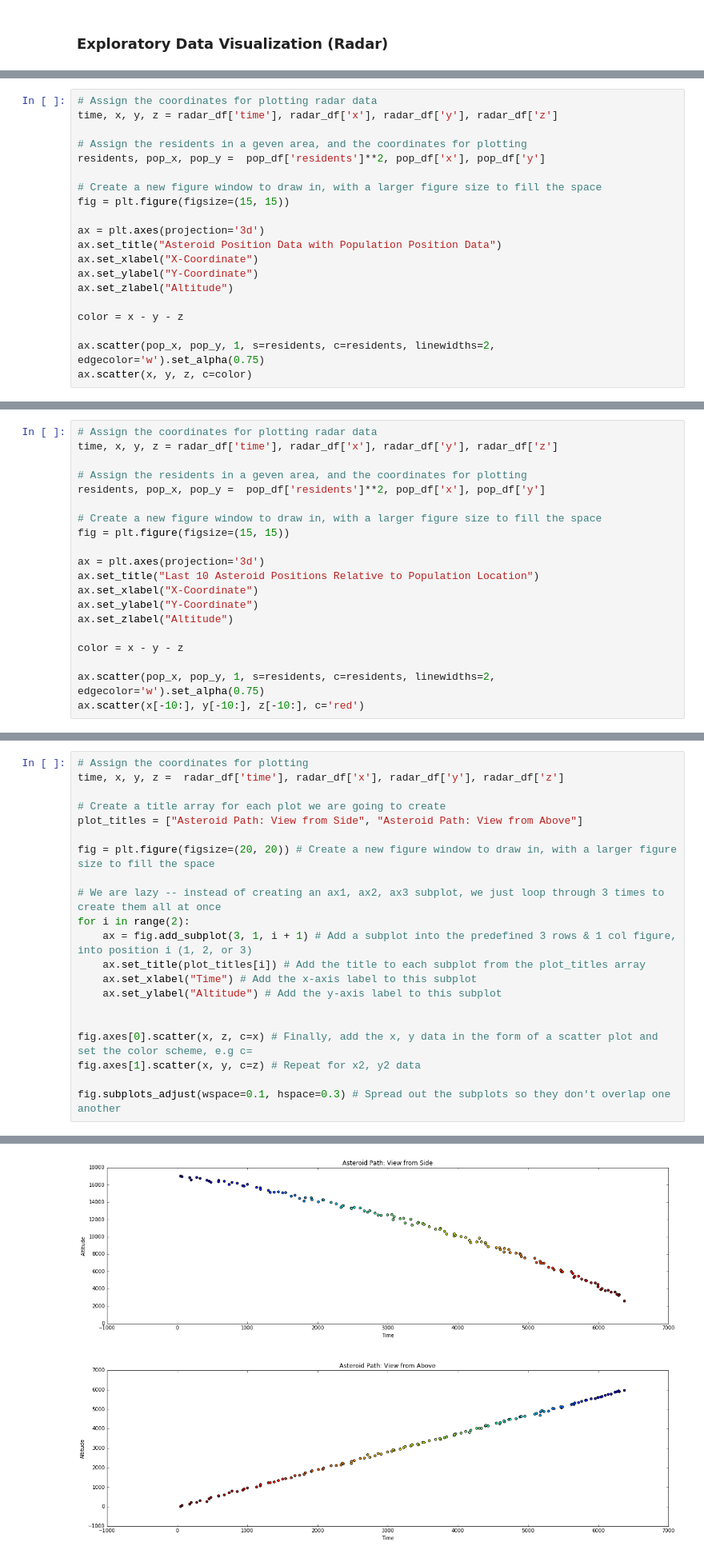
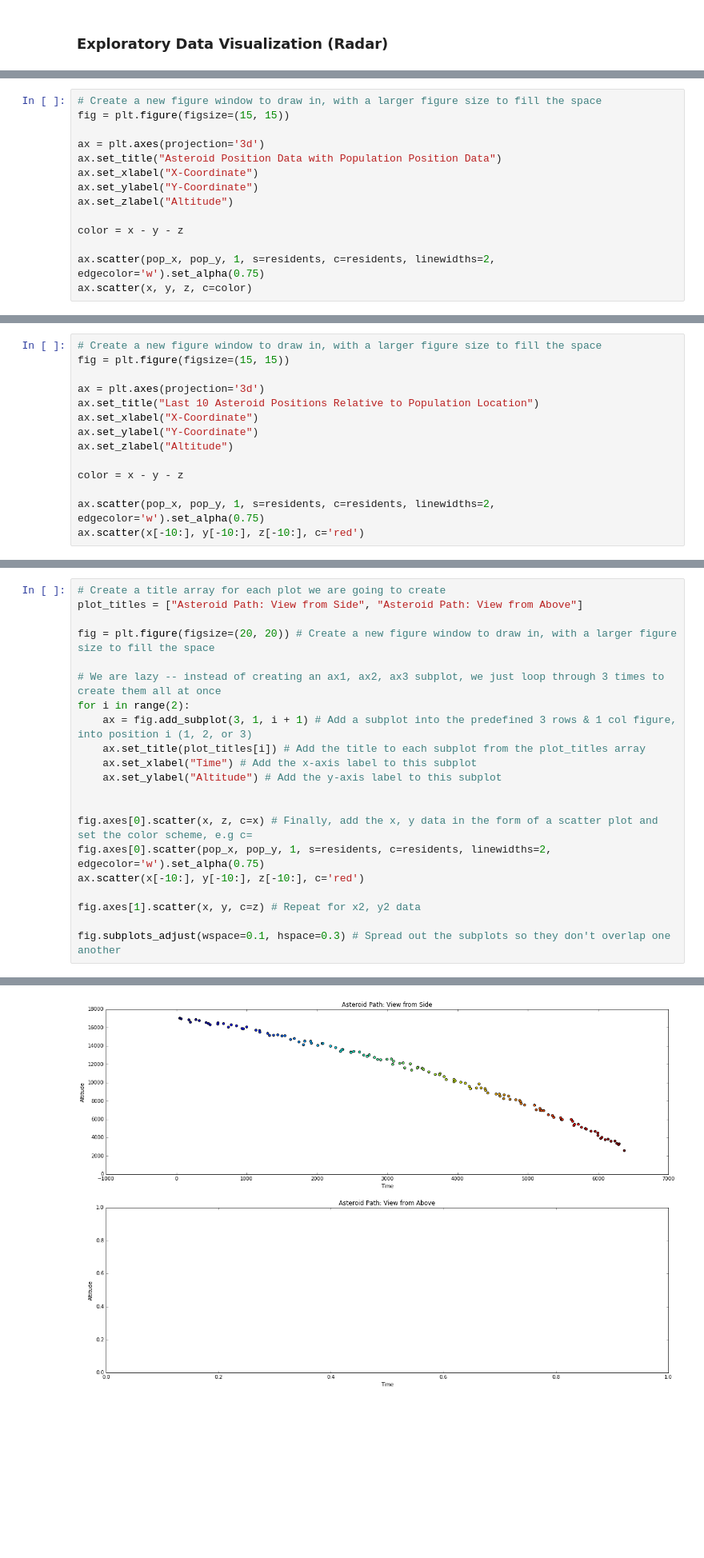
Before and after one commit to rickfarmer/harvard-cs-109a-data-science, a Jupyter notebook: Farmer_Rick_CS109A_Midterm.ipynb, the cells around one changed output, grey strips where cells are left out. Shown at 80% size. Cells and saved outputs as stored; diff of their text form; blank space fills up the shorter version.

```diff
--- a/Farmer_Rick_CS109A_Midterm.ipynb
+++ b/Farmer_Rick_CS109A_Midterm.ipynb
@@ -298,10 +298,4 @@ ax.scatter(pop_x, pop_y, 0, s=residents, c=residents, linewidths=2, edgecolor='w
 # %%
-# Assign the coordinates for plotting radar data
-time, x, y, z = radar_df['time'], radar_df['x'], radar_df['y'], radar_df['z']
-
-# Assign the residents in a geven area, and the coordinates for plotting
-residents, pop_x, pop_y =  pop_df['residents']**2, pop_df['x'], pop_df['y']
-
 # Create a new figure window to draw in, with a larger figure size to fill the space
 fig = plt.figure(figsize=(15, 15))
 
@@ -319,12 +313,6 @@ ax.scatter(x, y, z, c=color)
 <mpl_toolkits.mplot3d.art3d.Path3DCollection at 0x...>
 [figure]
 # %%
-# Assign the coordinates for plotting radar data
-time, x, y, z = radar_df['time'], radar_df['x'], radar_df['y'], radar_df['z']
-
-# Assign the residents in a geven area, and the coordinates for plotting
-residents, pop_x, pop_y =  pop_df['residents']**2, pop_df['x'], pop_df['y']
-
 # Create a new figure window to draw in, with a larger figure size to fill the space
 fig = plt.figure(figsize=(15, 15))
 
@@ -344,7 +332,4 @@ ax.scatter(x[-10:], y[-10:], z[-10:], c='red')
 # %%
-# Assign the coordinates for plotting
-time, x, y, z =  radar_df['time'], radar_df['x'], radar_df['y'], radar_df['z']
-
 # Create a title array for each plot we are going to create
 plot_titles = ["Asteroid Path: View from Side", "Asteroid Path: View from Above"]
 
@@ -359,6 +344,9 @@ for i in range(2):
 
 
 fig.axes[0].scatter(x, z, c=x) # Finally, add the x, y data in the form of a scatter plot and set the color scheme, e.g c=
+fig.axes[0].scatter(pop_x, pop_y, 1, s=residents, c=residents, linewidths=2, edgecolor='w').set_alpha(0.75)
+ax.scatter(x[-10:], y[-10:], z[-10:], c='red')
+
 fig.axes[1].scatter(x, y, c=z) # Repeat for x2, y2 data
 
 fig.subplots_adjust(wspace=0.1, hspace=0.3) # Spread out the subplots so they don't overlap one another
@@ -366,4 +355,4 @@ fig.subplots_adjust(wspace=0.1, hspace=0.3) # Spread out the subplots so they do
-[figure, old version]
+[figure, new version]
 # %% [markdown]
 ### Where will the Asteroid Impact?
 
```
Also changed, not shown: parts of 3 cells of this notebook.
